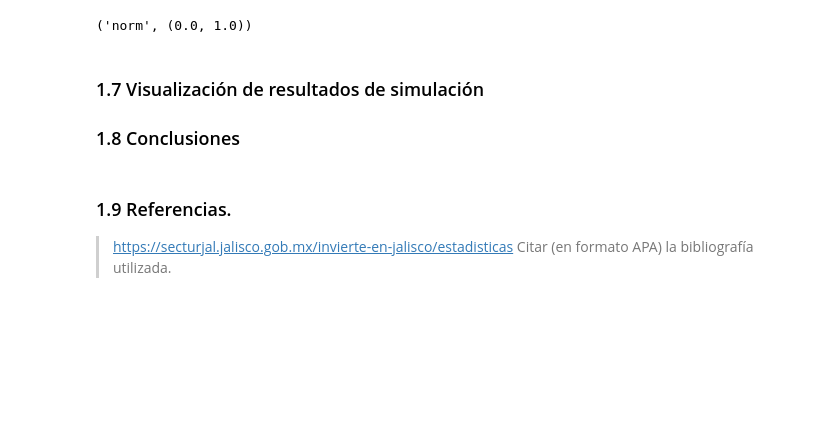
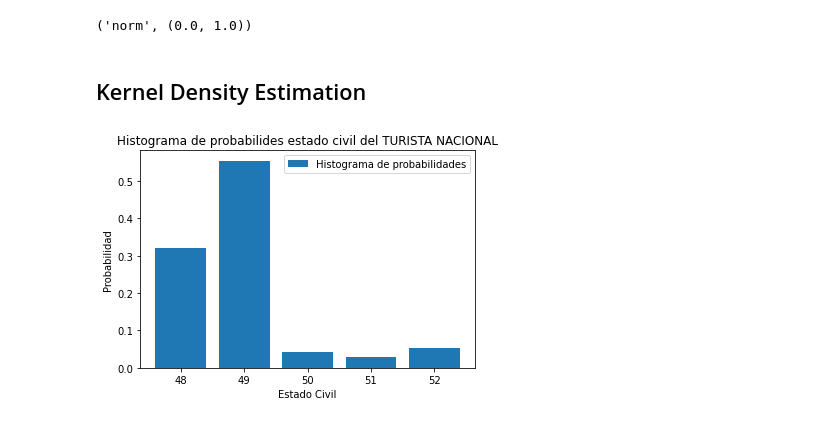
Before and after one commit to ariadnagalindom/Proyecto_GIMontoya_ADGalindo, a Jupyter notebook: CODIGO Ariadna.ipynb, the cells around one changed output. Cells and saved outputs as stored; diff of their text form; code cells hidden in the pictures; blank space fills up the shorter version.

Commit message:
kernel (mal)

```diff
--- a/CODIGO Ariadna.ipynb
+++ b/CODIGO Ariadna.ipynb
@@ -220,8 +164,12 @@ best_fit_distribution(int_edad)
-# %% [markdown]
-### 1.7 Visualización de resultados de simulación
-
-### 1.8 Conclusiones
-# %% [markdown]
-### 1.9 Referencias.
-> https://secturjal.jalisco.gob.mx/invierte-en-jalisco/estadisticas
-> Citar (en formato APA) la bibliografía utilizada.
+# %% [markdown]
+## Kernel Density Estimation
+# %%
+#primero obtenemos el histograma de probabilidades donde la segmentación esta representada por datos numéricos
+plt.bar(nac_civil.index,nac_civil.probabilidad, label='Histograma de probabilidades')
+plt.xlabel('Estado Civil')
+plt.ylabel('Probabilidad')
+plt.title('Histograma de probabilides estado civil del TURISTA NACIONAL')
+plt.legend()
+plt.show()
+# %% [output]
+[figure, added]
```
Also changed, not shown: parts of 17 cells of this notebook.
